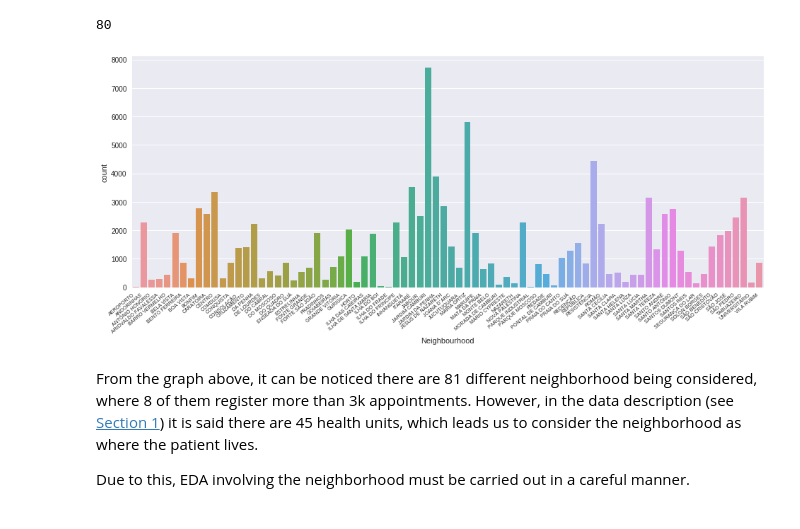
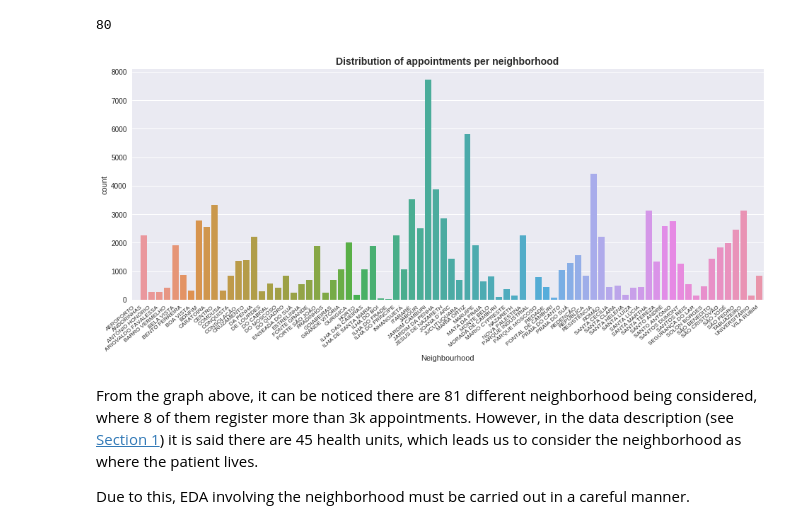
Before and after one commit to tbnsilveira/DAND-IntroDataAnalysis, a Jupyter notebook: tbnsilveira_Project01_InvestigateDataset.ipynb, the cells around one changed output. Cells and saved outputs as stored; diff of their text form; code cells hidden in the pictures.

```diff
--- a/tbnsilveira_Project01_InvestigateDataset.ipynb
+++ b/tbnsilveira_Project01_InvestigateDataset.ipynb
@@ -451,11 +454,12 @@ len(neighborhood)
 # %%
 ## Plotting an histogram with the neighborhoods sorted alphabetically.
 plt.figure(figsize=(16,6))
 ax = sns.countplot(x='Neighbourhood', data=dataset, order=neighborhood)
-ax.set_xticklabels(ax.get_xticklabels(), rotation=40, ha="right", fontsize=7)
+ax.set_xticklabels(ax.get_xticklabels(), rotation=40, ha="right", fontsize=8)
+plt.title('Distribution of appointments per neighborhood', fontsize=14, fontweight='bold')
 plt.show()
 # %% [output]
-[figure, old version]
+[figure, new version]
 # %% [markdown]
 From the graph above, it can be noticed there are 81 different neighborhood being considered, where 8 of them register more than 3k appointments. However, in the data description (see <a href="#intro">Section 1</a></li>) it is said there are 45 health units, which leads us to consider the neighborhood as where the patient lives.
 
```
Also changed, not shown: parts of 15 cells of this notebook, 1 other file.
